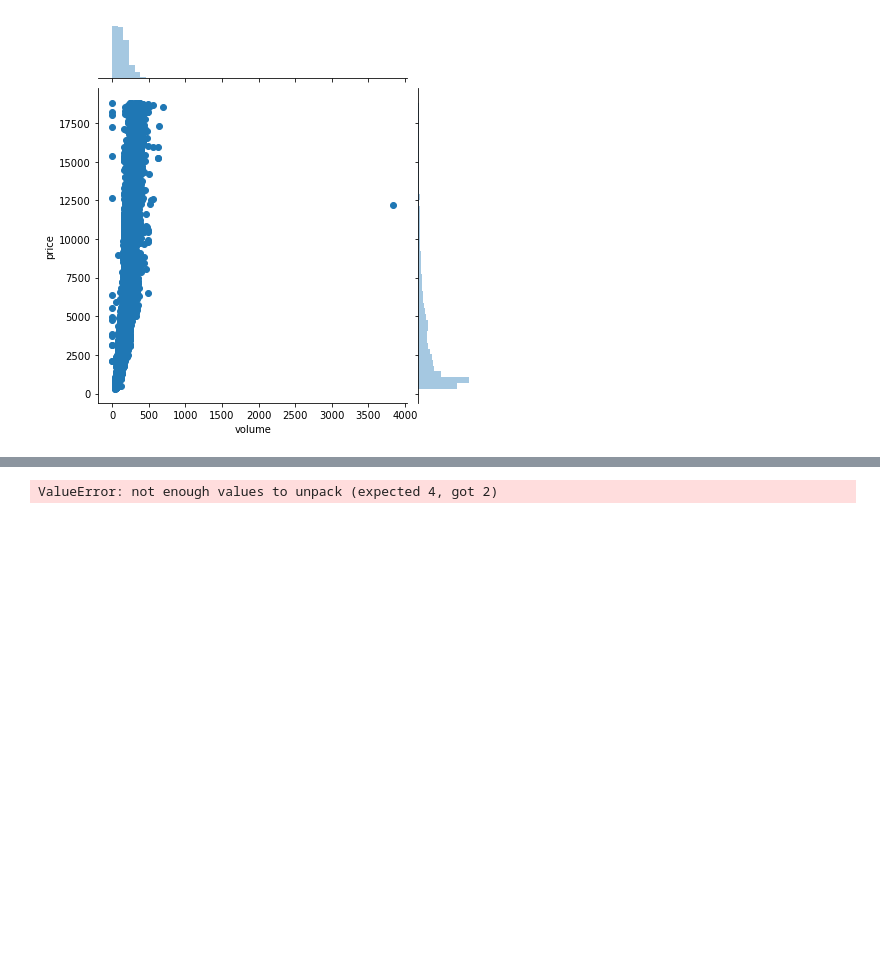
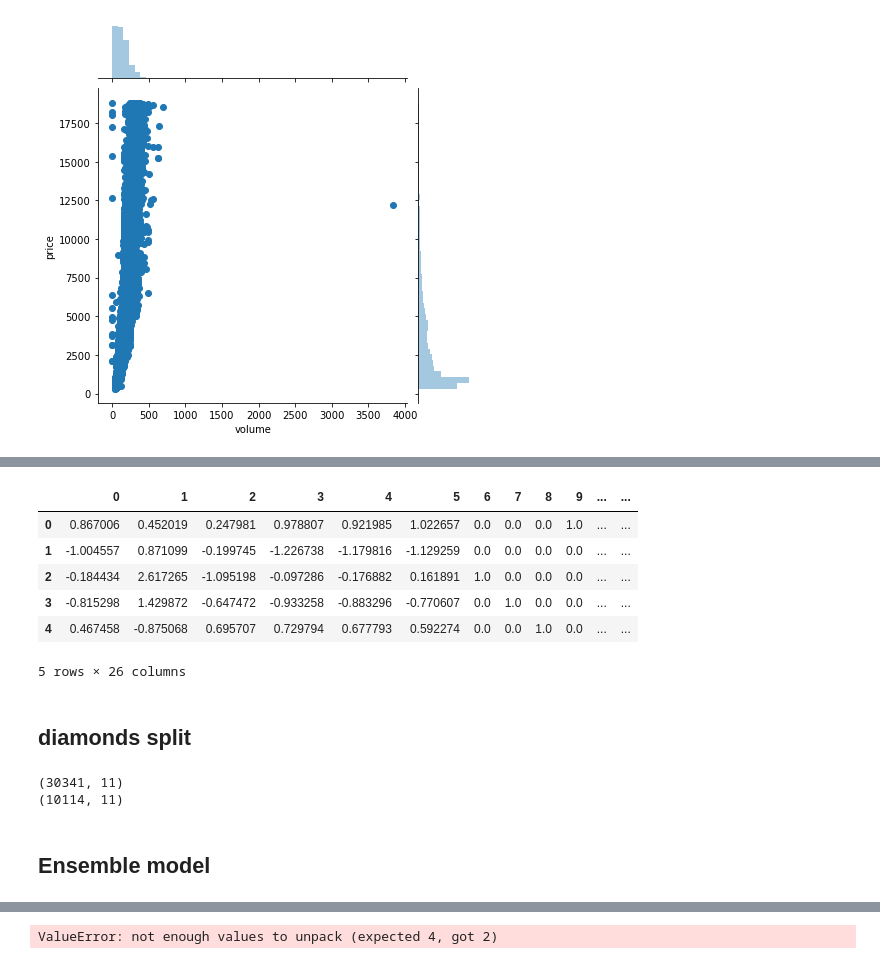
Before and after one commit to Adonis232/Kaggle_diamond_competition, a Jupyter notebook: analysis from scratch.ipynb, the cells around one changed output, grey strips where cells are left out. Saved outputs shown, nothing was run; the diff lists cells and outputs as text; code cells hidden in the pictures; blank space fills up the shorter version.

```diff
--- a/analysis from scratch.ipynb
+++ b/analysis from scratch.ipynb
@@ -80,0 +105,4 @@ sns.jointplot(x='volume', y='price', data=diamonds, height=6)
+# %%
+preprocessor = \
+ColumnTransformer(transformers=[('num', numeric_transformer, NUM_FEATS),
+                               ('cat', categorical_transformer, CAT_FEATS)])
@@ -80,0 +124,12 @@ sns.jointplot(x='volume', y='price', data=diamonds, height=6)
+# %%
+pd.DataFrame(data=preprocessor.fit_transform(diamonds)).head()
+# %% [output]
+|  | 0 | 1 | 2 | 3 | 4 | 5 | 6 | 7 | 8 | 9 | ... | ... |
+| 0 | 0.867006 | 0.452019 | 0.247981 | 0.978807 | 0.921985 | 1.022657 | 0.0 | 0.0 | 0.0 | 1.0 | ... | ... |
+| 1 | -1.004557 | 0.871099 | -0.199745 | -1.226738 | -1.179816 | -1.129259 | 0.0 | 0.0 | 0.0 | 0.0 | ... | ... |
+| 2 | -0.184434 | 2.617265 | -1.095198 | -0.097286 | -0.176882 | 0.161891 | 1.0 | 0.0 | 0.0 | 0.0 | ... | ... |
+| 3 | -0.815298 | 1.429872 | -0.647472 | -0.933258 | -0.883296 | -0.770607 | 0.0 | 1.0 | 0.0 | 0.0 | ... | ... |
+| 4 | 0.467458 | -0.875068 | 0.695707 | 0.729794 | 0.677793 | 0.592274 | 0.0 | 0.0 | 1.0 | 0.0 | ... | ... |
+5 rows × 26 columns
+# %% [markdown]
+## diamonds split
@@ -80,0 +140,8 @@ sns.jointplot(x='volume', y='price', data=diamonds, height=6)
+# %%
+print(diamonds_train.shape)
+print(diamonds_test.shape)
+# %% [output]
+(30341, 11)
+(10114, 11)
+# %% [markdown]
+## Ensemble model
```
Also changed, not shown: parts of 13 cells of this notebook.
